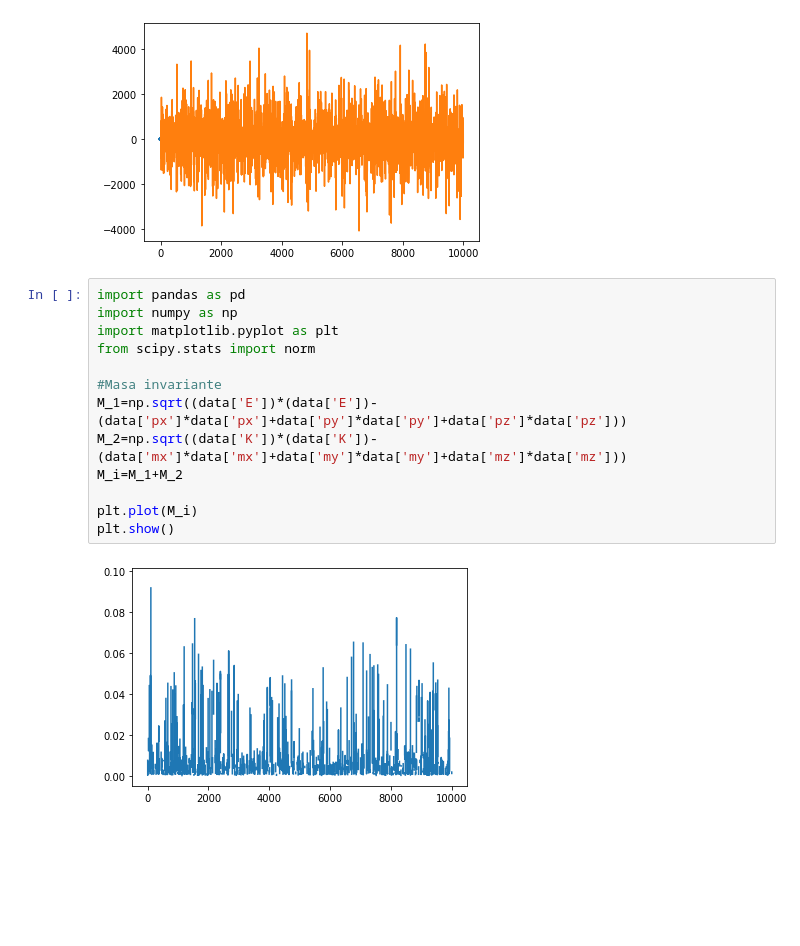
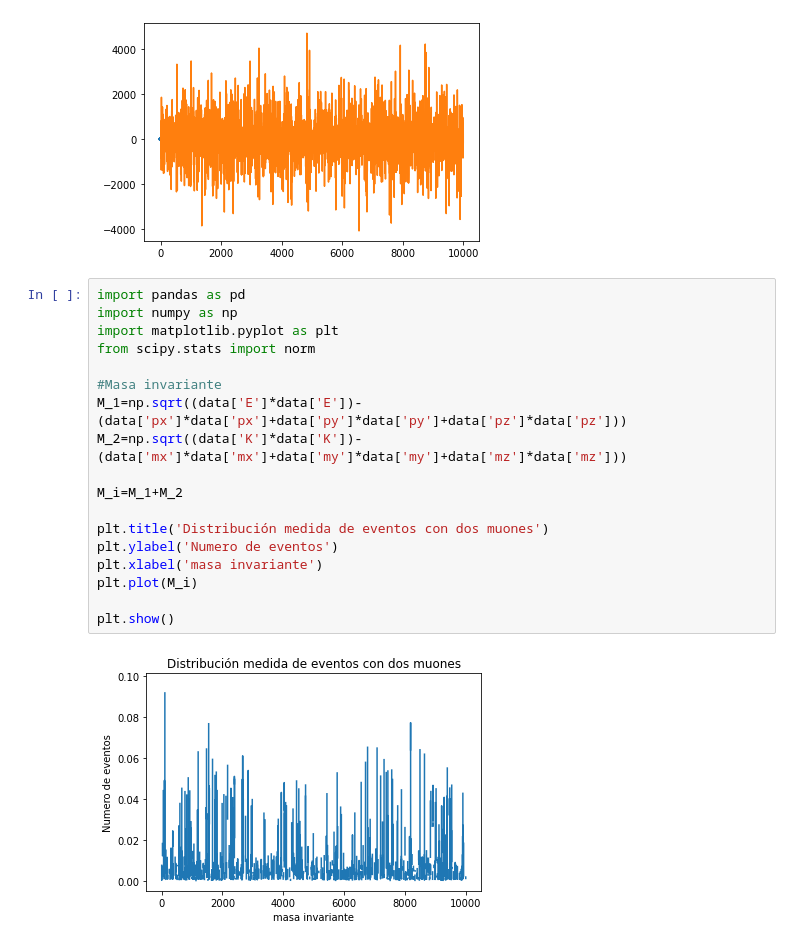
Before and after one commit to fisicadeparticulas/20210915_procesamientodearchivoslhe-ggcastellan, a Jupyter notebook: TareaMasaInvariante.ipynb, the cells around one changed output. Drawn from its saved outputs; the diff is of its cells as text; blank space fills up the shorter version.

```diff
--- a/TareaMasaInvariante.ipynb
+++ b/TareaMasaInvariante.ipynb
@@ -48,18 +51,23 @@ plt.plot(data['px'],data['py'],data['pz'])
 # %%
 import pandas as pd
 import numpy as np
 import matplotlib.pyplot as plt
 from scipy.stats import norm
 
 #Masa invariante
-M_1=np.sqrt((data['E'])*(data['E'])-(data['px']*data['px']+data['py']*data['py']+data['pz']*data['pz']))
-M_2=np.sqrt((data['K'])*(data['K'])-(data['mx']*data['mx']+data['my']*data['my']+data['mz']*data['mz']))
+M_1=np.sqrt((data['E']*data['E'])-(data['px']*data['px']+data['py']*data['py']+data['pz']*data['pz']))
+M_2=np.sqrt((data['K']*data['K'])-(data['mx']*data['mx']+data['my']*data['my']+data['mz']*data['mz']))
+
 M_i=M_1+M_2
 
+plt.title('Distribución medida de eventos con dos muones')
+plt.ylabel('Numero de eventos')
+plt.xlabel('masa invariante')
 plt.plot(M_i)
+
 plt.show()
 # %% [output]
-[figure, old version]
+[figure, new version]
 # %%
 import pandas as pd
 import numpy as np
```
Also changed, not shown: parts of 3 cells of this notebook.
